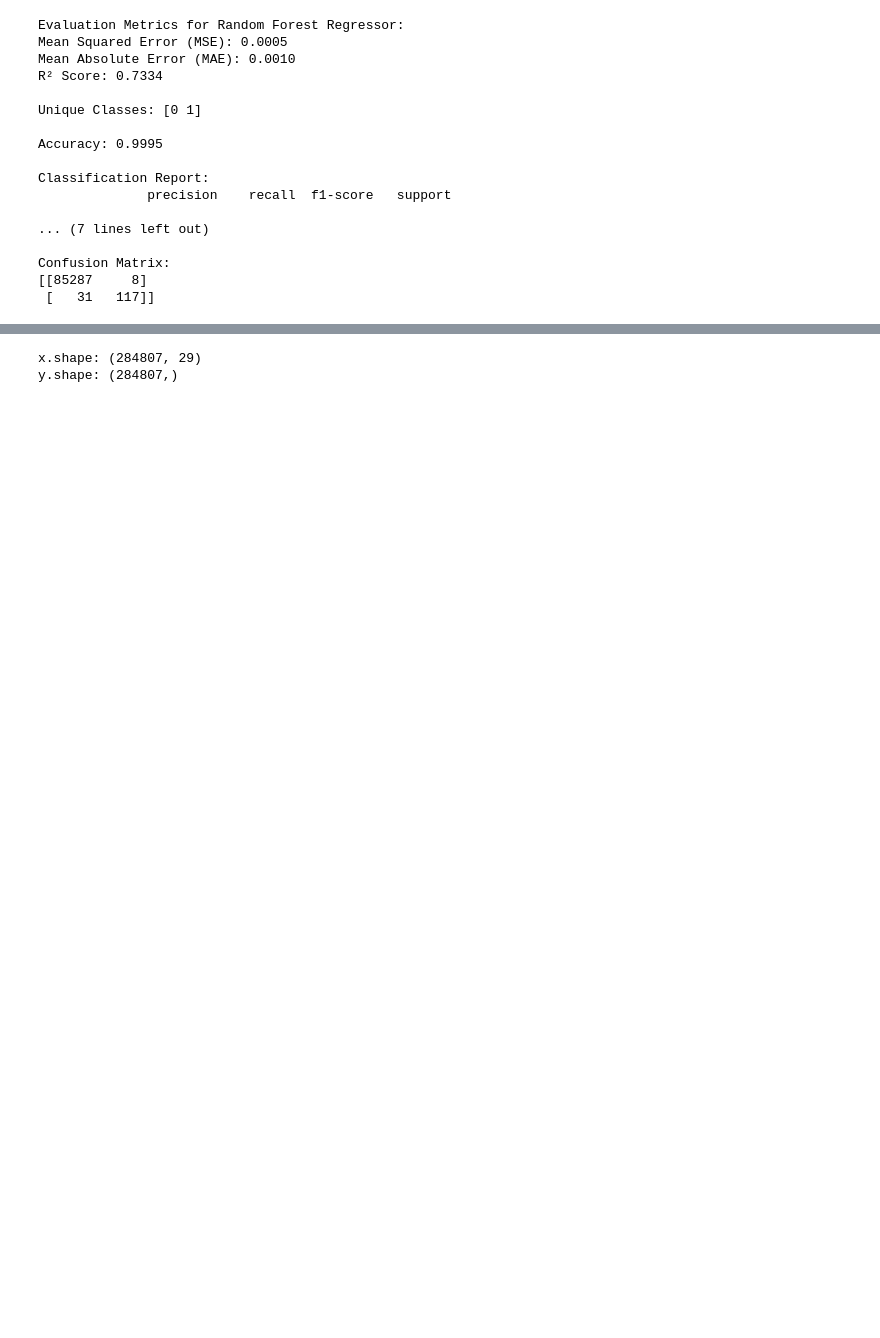
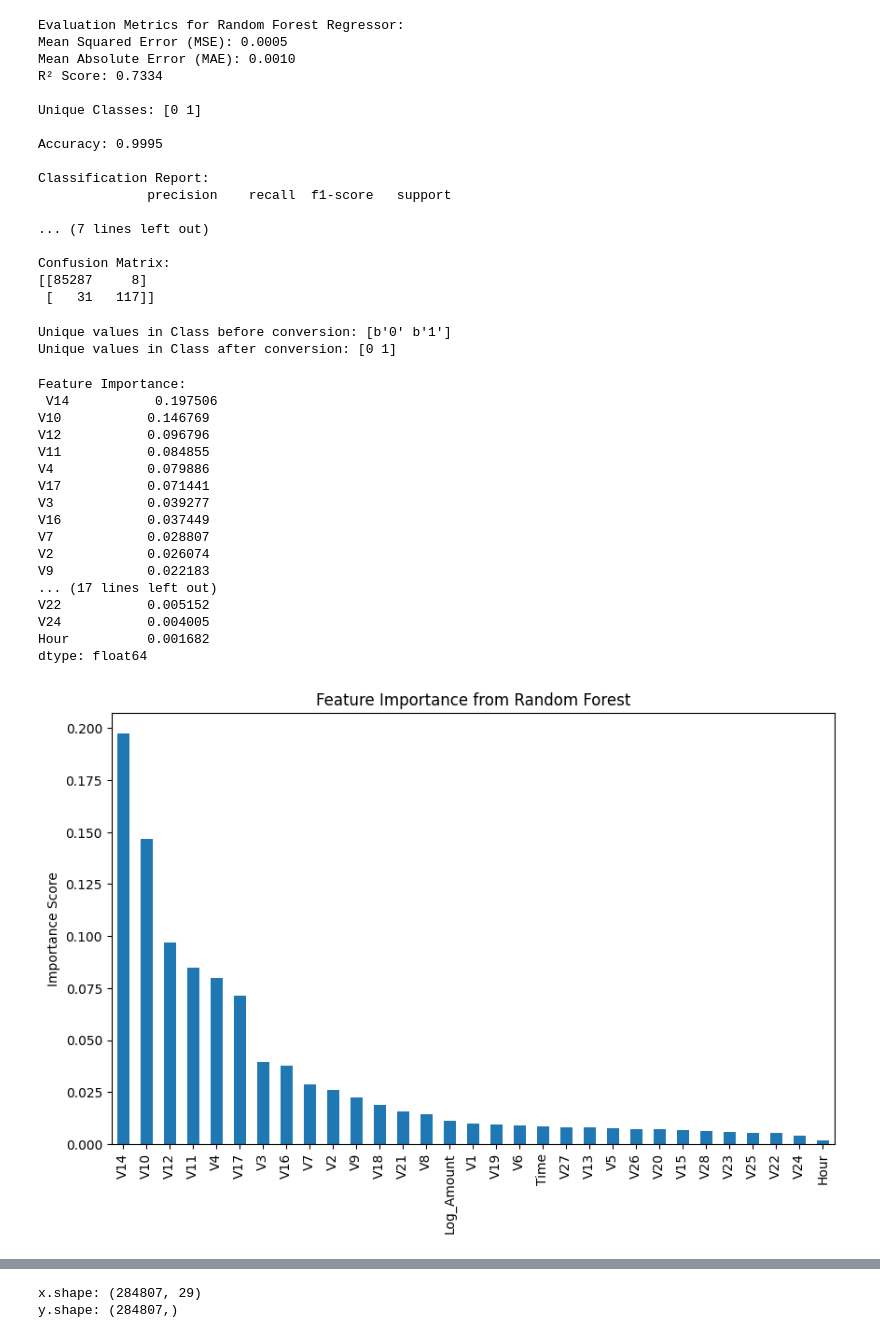
Before and after one commit to shahzaib507/FYP, a Jupyter notebook: creditcard_fruad_(3).ipynb, the cells around one changed output, grey strips where cells are left out. Saved outputs shown, nothing was run; the diff lists cells and outputs as text; code cells hidden in the pictures; blank space fills up the shorter version.

```diff
--- a/creditcard_fruad_(3).ipynb
+++ b/creditcard_fruad_(3).ipynb
@@ -245,3 +243,78 @@ Classification Report:
 Confusion Matrix:
 [[85287     8]
  [   31   117]]
+# %%
+import pandas as pd
+import numpy as np
+from sklearn.preprocessing import StandardScaler
+from sklearn.model_selection import train_test_split
+from imblearn.over_sampling import SMOTE
+from sklearn.ensemble import RandomForestClassifier
+import matplotlib.pyplot as plt
+
+
+# Ensure Target Variable is Numeric
+# Check unique values in 'Class' column
+print("Unique values in Class before conversion:", df['Class'].unique())
+df['Class'] = df['Class'].apply(lambda x: int(str(x).replace("b'", "").replace("'", "")))
+print("Unique values in Class after conversion:", df['Class'].unique())
+
+# Feature Engineering
+df['Time_of_Day'] = df['Time'] % (24 * 60 * 60)  # Time modulo seconds in a day
+df['Hour'] = df['Time_of_Day'] // 3600          # Convert to hours
+df['Log_Amount'] = np.log1p(df['Amount'])       # Log transform for skewed 'Amount'
+
+# Feature Scaling
+scaler = StandardScaler()
+scaled_columns = ['Time', 'Log_Amount']  # Specify columns to scale
+df[scaled_columns] = scaler.fit_transform(df[scaled_columns])
+
+# Handle Imbalance (Separate Features and Target)
+X = df.drop(columns=['Class', 'Amount', 'Time_of_Day'])  # Exclude redundant columns
+y = df['Class']
+sm = SMOTE(random_state=42)
+X_resampled, y_resampled = sm.fit_resample(X, y)
+
+# Train/Test Split
+X_train, X_test, y_train, y_test = train_test_split(
+    X_resampled, y_resampled, test_size=0.3, random_state=42
+)
+
+# Apply Random Forest
+model = RandomForestClassifier(class_weight='balanced', random_state=42)
+model.fit(X_train, y_train)
+
+# Feature Importance
+importances = model.feature_importances_
+important_features = pd.Series(importances, index=X_train.columns).sort_values(ascending=False)
+
+# Display Feature Importance
+print("Feature Importance:\n", important_features)
+
+# Optional: Plot Feature Importance
+plt.figure(figsize=(10, 6))
+important_features.plot(kind='bar')
+plt.title('Feature Importance from Random Forest')
+plt.ylabel('Importance Score')
+plt.show()
+# %% [output]
+Unique values in Class before conversion: [b'0' b'1']
+Unique values in Class after conversion: [0 1]
+Feature Importance:
+ V14           0.197506
+V10           0.146769
+V12           0.096796
+V11           0.084855
+V4            0.079886
+V17           0.071441
+V3            0.039277
+V16           0.037449
+V7            0.028807
+V2            0.026074
+V9            0.022183
+... (17 lines left out)
+V22           0.005152
+V24           0.004005
+Hour          0.001682
+dtype: float64
+[figure, added]
```
Also changed, not shown: parts of 9 cells of this notebook.
